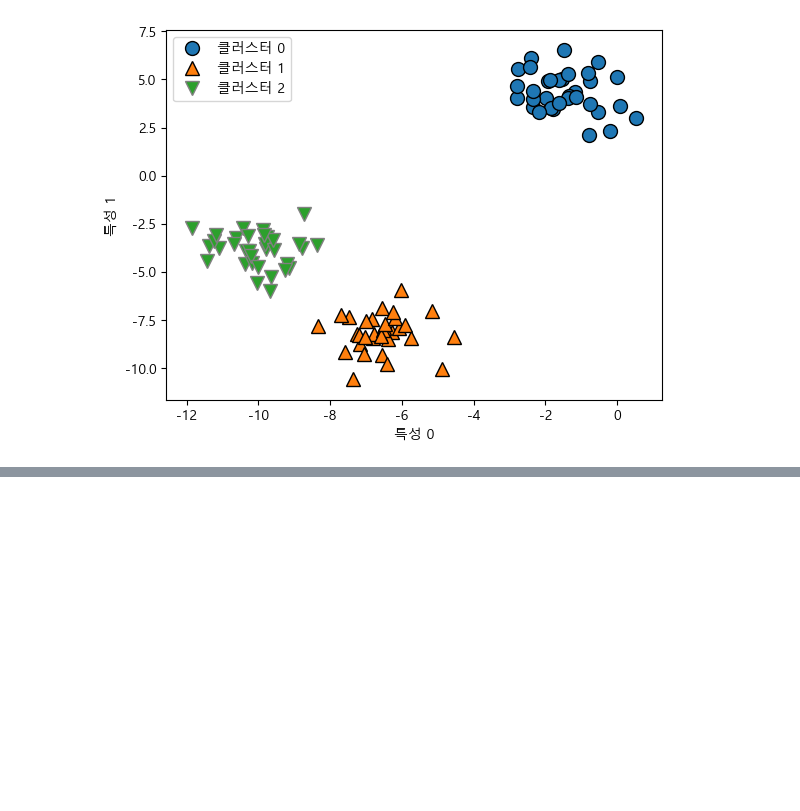
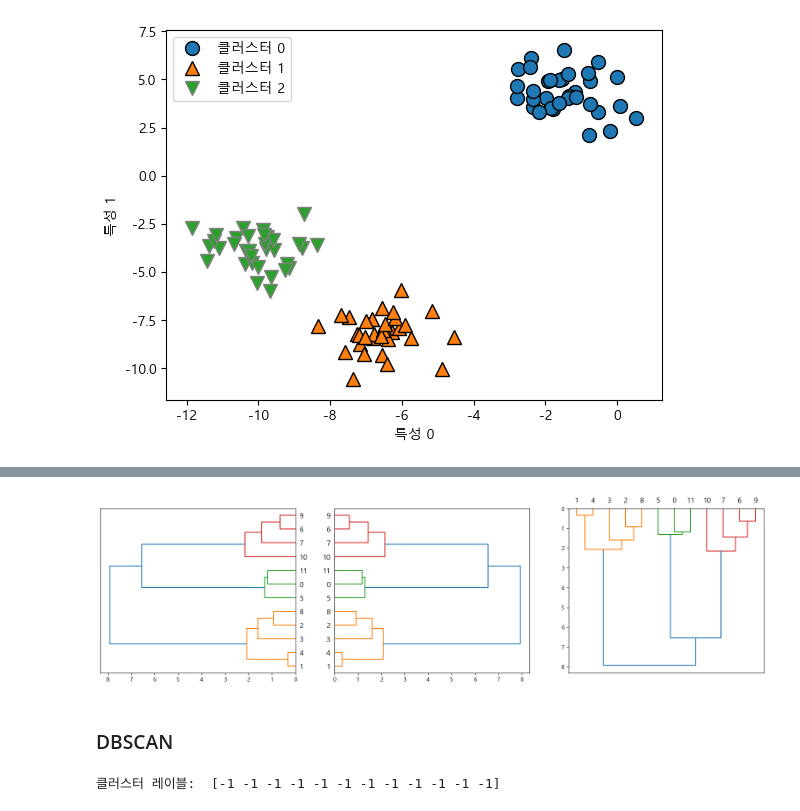
Before and after one commit to gitea0101/machineLearning, a Jupyter notebook: 계층적 군집분석 & DBSCAN.ipynb, the cells around one changed output, grey strips where cells are left out. Drawn from its saved outputs; the diff is of its cells as text; code cells hidden in the pictures; blank space fills up the shorter version.

```diff
--- a/계층적 군집분석 & DBSCAN.ipynb
+++ b/계층적 군집분석 & DBSCAN.ipynb
@@ -56,0 +52,16 @@ ax
+# %%
+fig = plt.figure(figsize=(20,5))
+
+ax1 = fig.add_subplot(1,3,1)
+d1 = linkage(x, method="ward")
+dr1 = dendrogram(d1, orientation="left")
+
+ax2 = fig.add_subplot(1,3,2)
+dr2 = dendrogram(d1, orientation="right")
+
+ax2 = fig.add_subplot(1,3,3)
+dr3 = dendrogram(d1, orientation="bottom")
+# %% [output]
+[figure, added]
+# %% [markdown]
+### DBSCAN
@@ -56,0 +73,4 @@ ax
+# %%
+print("클러스터 레이블: ", pred)
+# %% [output]
+클러스터 레이블:  [-1 -1 -1 -1 -1 -1 -1 -1 -1 -1 -1 -1]
```
Also changed, not shown: parts of 6 cells of this notebook.
